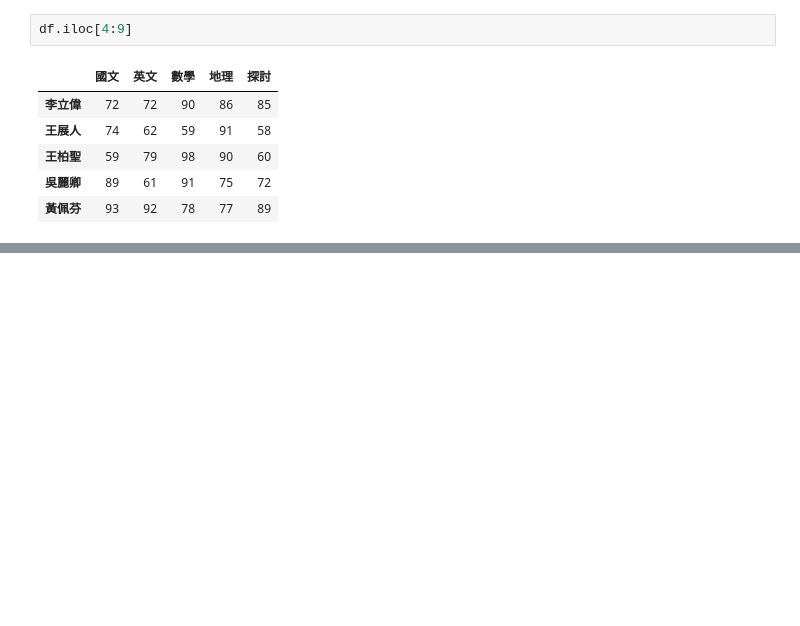
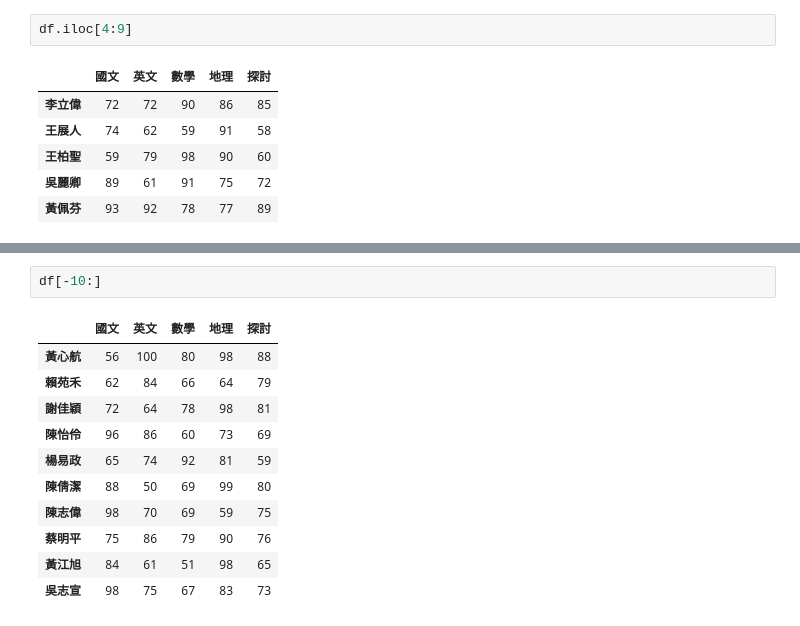
Before and after one commit to minyi-114/python_analysis, a Jupyter notebook: lesson5_4.ipynb, the cells around one changed output, grey strips where cells are left out. Cells and saved outputs as stored; diff of their text form; blank space fills up the shorter version.

```diff
--- a/lesson5_4.ipynb
+++ b/lesson5_4.ipynb
@@ -118,0 +143,14 @@ df.iloc[4:9]
+# %%
+df[-10:]
+# %% [output]
+|  | 國文 | 英文 | 數學 | 地理 | 探討 |
+| 黃心航 | 56 | 100 | 80 | 98 | 88 |
+| 賴苑禾 | 62 | 84 | 66 | 64 | 79 |
+| 謝佳穎 | 72 | 64 | 78 | 98 | 81 |
+| 陳怡伶 | 96 | 86 | 60 | 73 | 69 |
+| 楊易政 | 65 | 74 | 92 | 81 | 59 |
+| 陳倩潔 | 88 | 50 | 69 | 99 | 80 |
+| 陳志偉 | 98 | 70 | 69 | 59 | 75 |
+| 蔡明平 | 75 | 86 | 79 | 90 | 76 |
+| 黃江旭 | 84 | 61 | 51 | 98 | 65 |
+| 吳志宣 | 98 | 75 | 67 | 83 | 73 |
```
Also changed, not shown: parts of 5 cells of this notebook.
